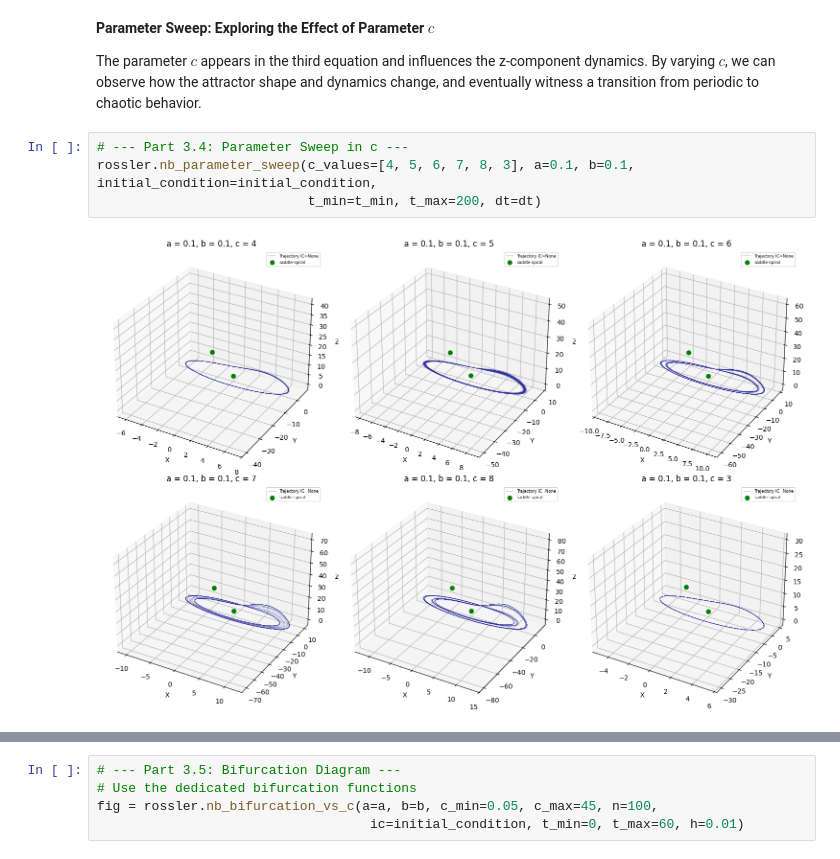
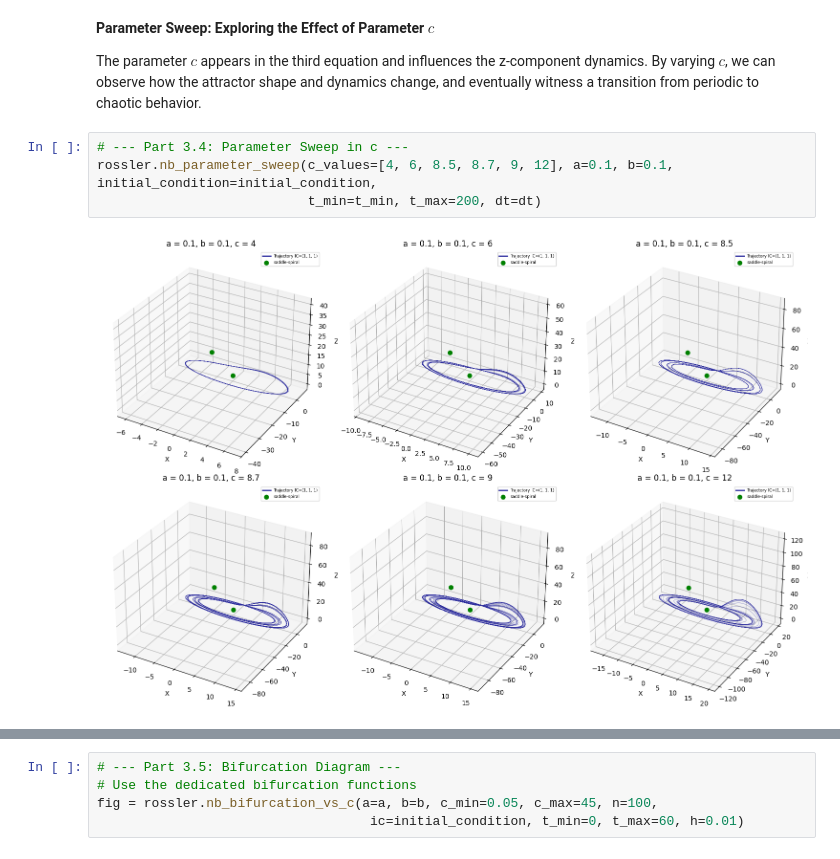
Before and after one commit to trcools/2e-bachelor-Fysica, a Jupyter notebook: Biophysics/Examen/Exam-part-3/finals-part-3.ipynb, the cells around one changed output, grey strips where cells are left out. Saved outputs shown, nothing was run; the diff lists cells and outputs as text.

```diff
--- a/Biophysics/Examen/Exam-part-3/finals-part-3.ipynb
+++ b/Biophysics/Examen/Exam-part-3/finals-part-3.ipynb
@@ -155,10 +155,10 @@ rossler.nb_plot_sensitivity(c=5.7, t_min=t_min, t_max=t_max, dt=dt, delta=1e-6)
 The parameter $c$ appears in the third equation and influences the z-component dynamics. By varying $c$, we can observe how the attractor shape and dynamics change, and eventually witness a transition from periodic to chaotic behavior.
 # %%
 # --- Part 3.4: Parameter Sweep in c ---
-rossler.nb_parameter_sweep(c_values=[4, 5, 6, 7, 8, 3], a=0.1, b=0.1, initial_condition=initial_condition,
+rossler.nb_parameter_sweep(c_values=[4, 6, 8.5, 8.7, 9, 12], a=0.1, b=0.1, initial_condition=initial_condition,
                            t_min=t_min, t_max=200, dt=dt)
 # %% [output]
-[figure, old version]
+[figure, new version]
 # %% [markdown]
 **Observations as $c$ increases:**
 
```
Also changed, not shown: parts of 2 cells of this notebook, 5 other files.
